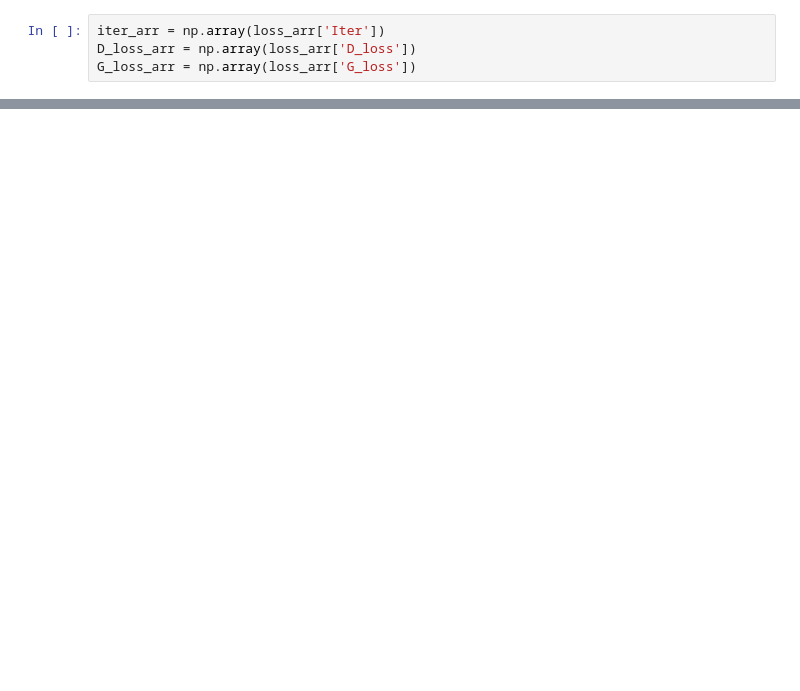
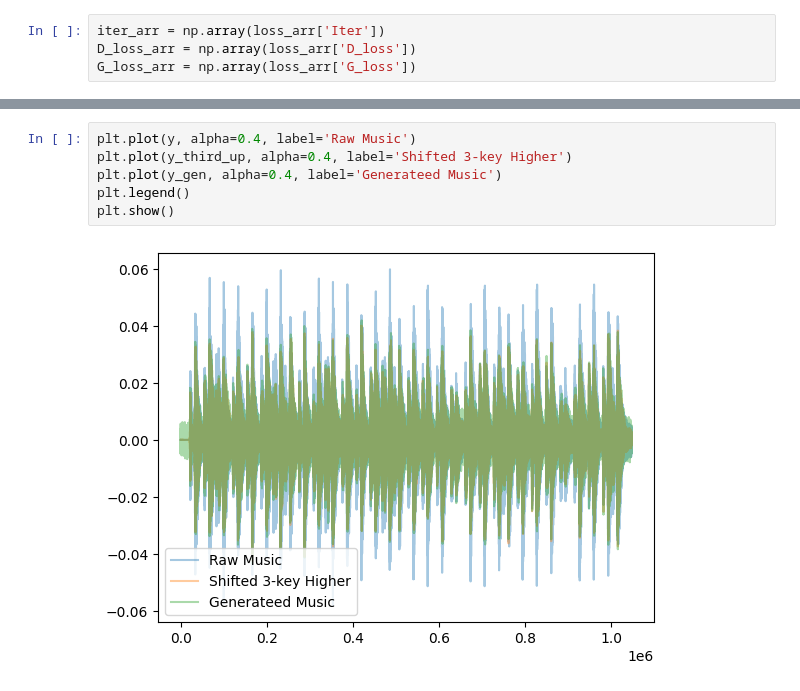
Before and after one commit to changliu020/HiFi_Music_Transposition, a Jupyter notebook: plot_script.ipynb, the cells around one changed output, grey strips where cells are left out. Drawn from its saved outputs; the diff is of its cells as text; blank space fills up the shorter version.

```diff
--- a/plot_script.ipynb
+++ b/plot_script.ipynb
@@ -20,0 +42,8 @@ plt.show()
+# %%
+plt.plot(y, alpha=0.4, label='Raw Music')
+plt.plot(y_third_up, alpha=0.4, label='Shifted 3-key Higher')
+plt.plot(y_gen, alpha=0.4, label='Generateed Music')
+plt.legend()
+plt.show()
+# %% [output]
+[figure, added]
```
Also changed, not shown: parts of 9 cells of this notebook, 4 other files.
